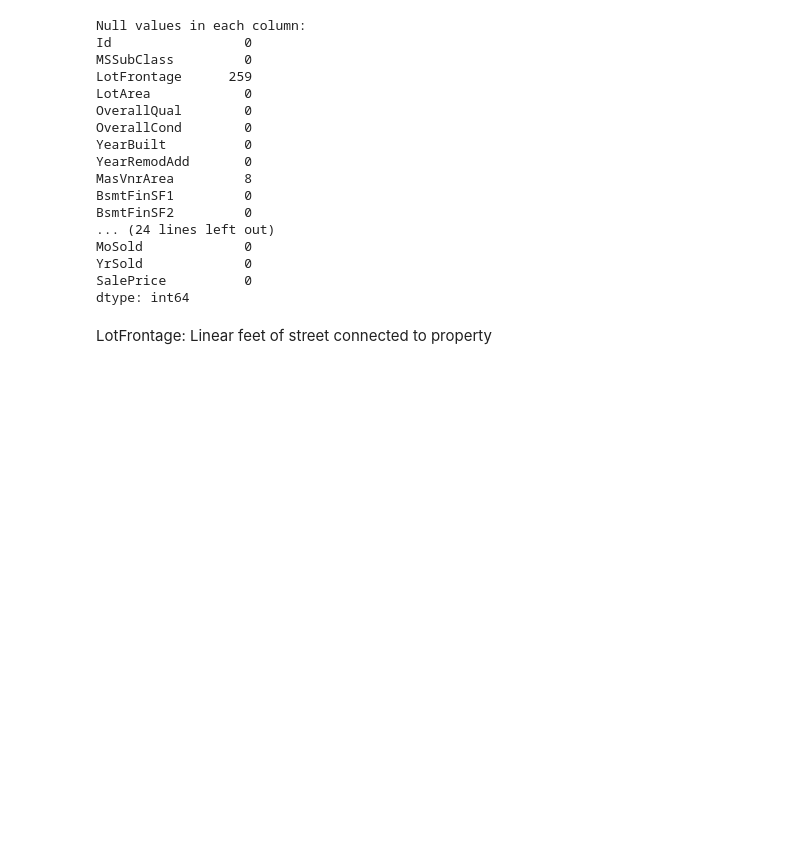
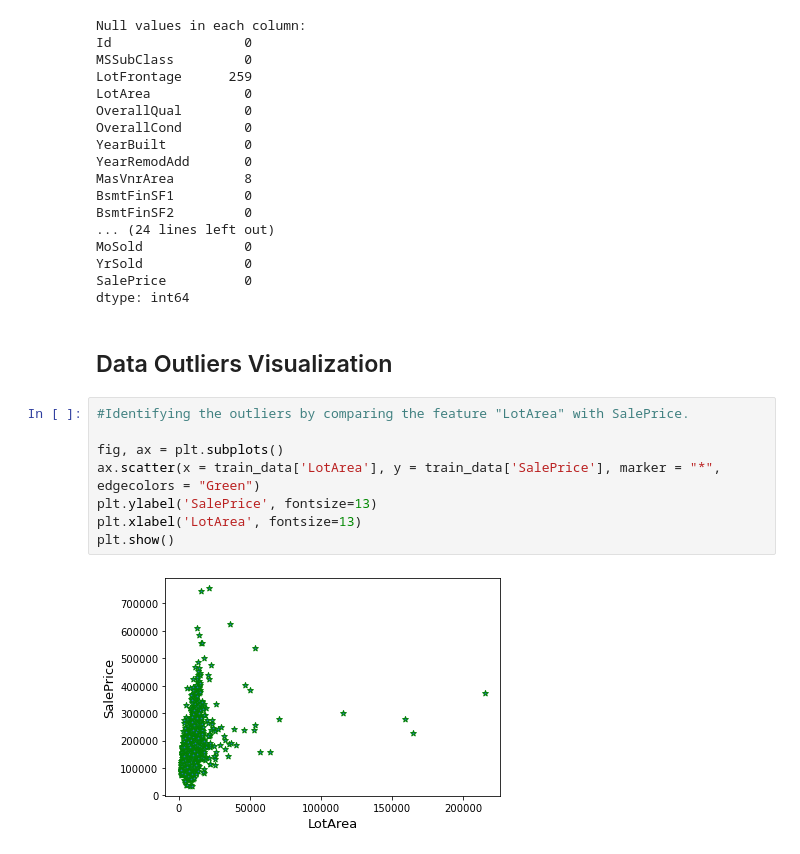
Before and after one commit to Ghanashri-m/255_Team_02, a Jupyter notebook: Housing_Prices_Cleaning_Viz.ipynb, the cells around one changed output. Cells and saved outputs as stored; diff of their text form; blank space fills up the shorter version.

Commit message:
Added Outliers Visualization

```diff
--- a/Housing_Prices_Cleaning_Viz.ipynb
+++ b/Housing_Prices_Cleaning_Viz.ipynb
@@ -253,5 +249,15 @@ MoSold             0
 YrSold             0
 SalePrice          0
 dtype: int64
-# %% [markdown]
-LotFrontage: Linear feet of street connected to property
+# %% [markdown]
+## Data Outliers Visualization
+# %%
+#Identifying the outliers by comparing the feature "LotArea" with SalePrice.
+
+fig, ax = plt.subplots()
+ax.scatter(x = train_data['LotArea'], y = train_data['SalePrice'], marker = "*", edgecolors = "Green")
+plt.ylabel('SalePrice', fontsize=13)
+plt.xlabel('LotArea', fontsize=13)
+plt.show()
+# %% [output]
+[figure, added]
```
Also changed, not shown: parts of 4 cells of this notebook, 1 other file.
